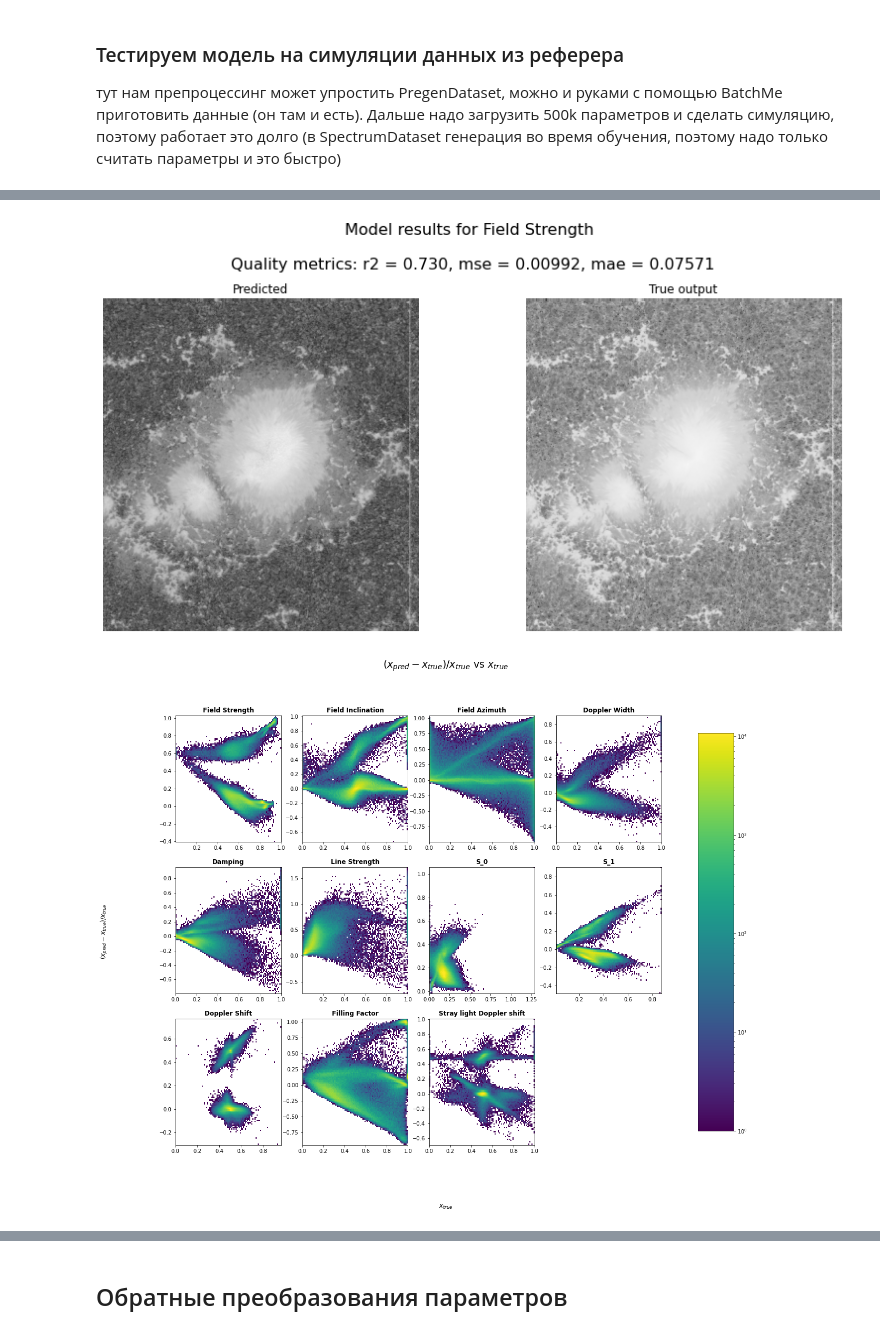
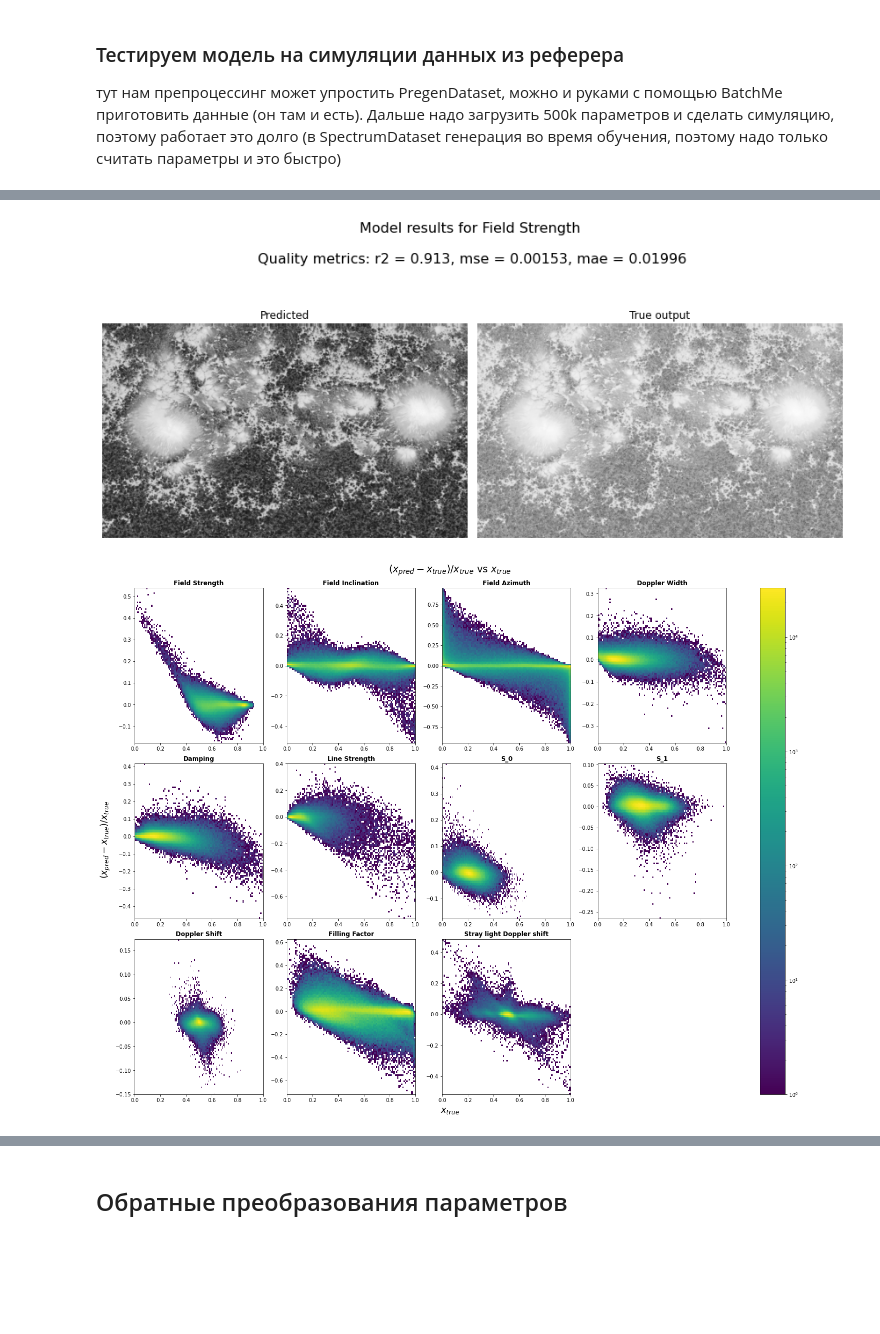
Before and after one commit to iknyazeva/InverseProblem, a Jupyter notebook: notebooks/model_pi_mlp_conv_train.ipynb, the cells around one changed output, grey strips where cells are left out. Drawn from its saved outputs; the diff is of its cells as text; code cells hidden in the pictures; blank space fills up the shorter version.

Commit message:
Add a notebook with conv-model training on updated data.

```diff
--- a/notebooks/model_pi_mlp_conv_train.ipynb
+++ b/notebooks/model_pi_mlp_conv_train.ipynb
@@ -259,7 +257,7 @@ model.load_state_dict(torch.load(checkpoint_path, map_location=device)['model_st
 Несколько примеров лежат подготовленные на гугл диске:
 https://drive.google.com/drive/folders/1bv-KLMI67kiGNxlOjkJha2UmVggjV-sa?usp=sharing
 # %%
-path_to_refer = '../data/reference.fits'
+path_to_refer = '../data/hinode_source/20140926_170005.fits'
 # %% [markdown]
 Можно с помощью функции сразу нормировать выходы так как это делается для сети, но посмотреть мы можем и сырые данные
 # %%
@@ -354,8 +358,18 @@ compute_metrics(masked_ref_2d.data, predicted_2d,
 # %%
 plot_pred_vs_refer(predicted, refer, output_index=0)
 # %% [output]
-[figure, old version]
+[figure, new version]
 # %%
-plot_analysis_hist2d(masked_ref_2d, predicted_2d, save_path=save_path+model_name+'_analysis_hist2d')
+fig, axs = plot_analysis_hist2d(masked_ref_2d.data,
+                     predicted_2d,
+                     save_path=save_path+model_name+'_analysis_hist2d',
+                     mask=masked_ref_2d.mask)
+
+custom_xlim = (0, 1)
+# custom_ylim = (-1, 1)
+# plt.setp(axs, xlim=custom_xlim, ylim=custom_ylim)
+plt.setp(axs, xlim=custom_xlim)
+
+plt.show()
 # %% [output]
-[figure, old version]
+[figure, new version]
```
Also changed, not shown: parts of 45 cells of this notebook, 1 other file.
